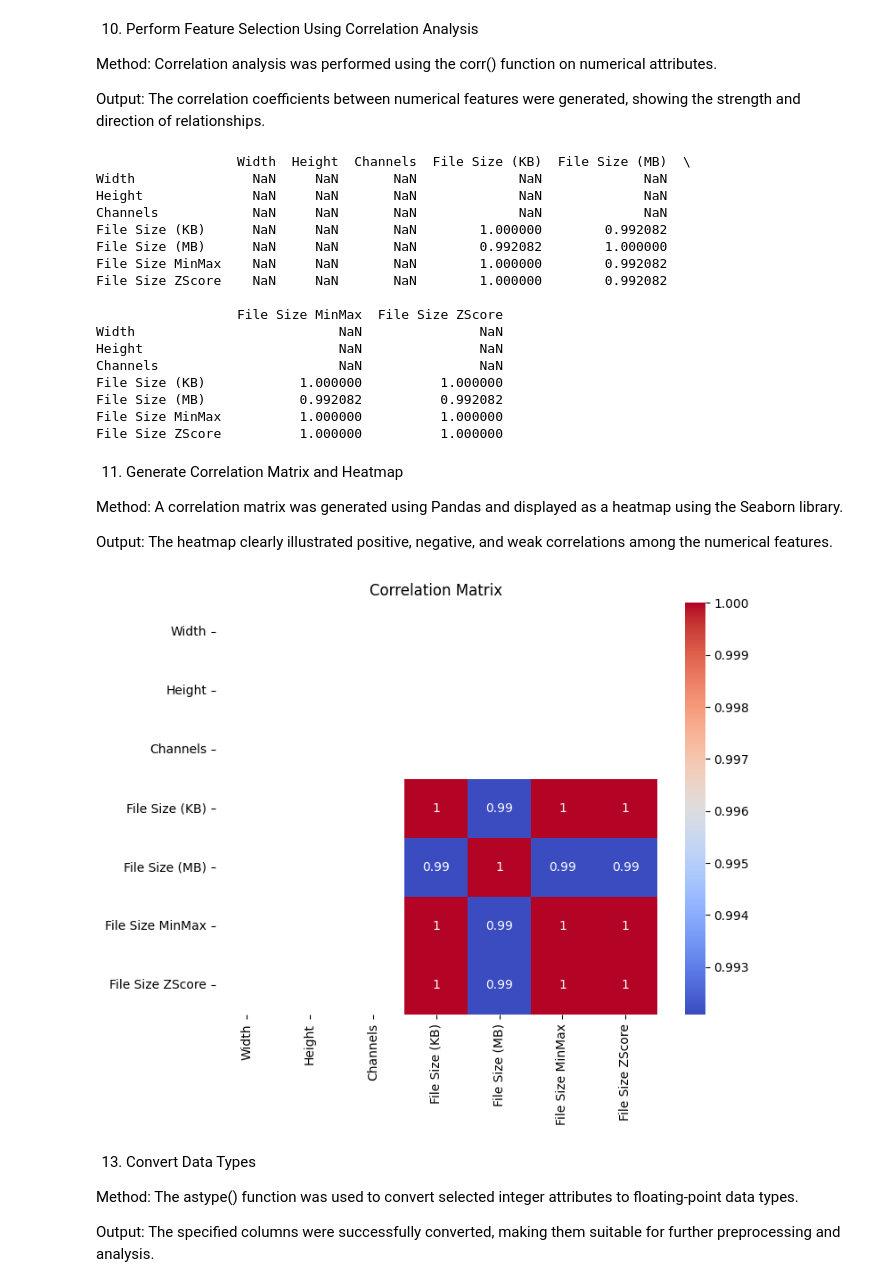
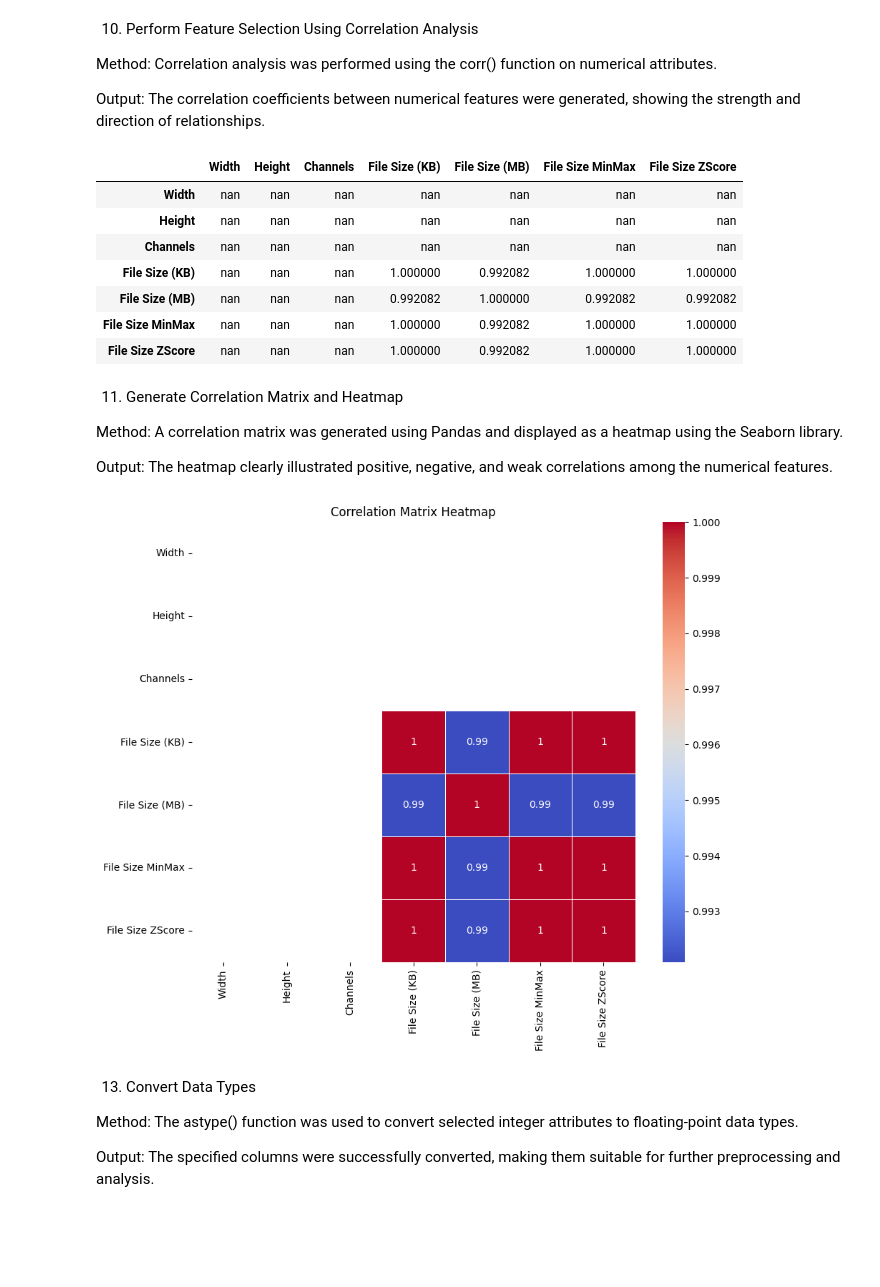
Before and after one commit to grehna29/AI-ML-Lab, a Jupyter notebook: AI_ML_LAB.ipynb, the cells around one changed output. Cells and saved outputs as stored; diff of their text form; code cells hidden in the pictures; blank space fills up the shorter version.

```diff
--- a/AI_ML_LAB.ipynb
+++ b/AI_ML_LAB.ipynb
@@ -240,7 +348,14 @@ New scaled features were created, making the numerical data suitable for machine
 #(a) Min-Max Normalization
 minmax = MinMaxScaler()
 
-df['File Size MinMax'] = minmax.fit_transform(df[['File Size (KB)']])
+df['File Size MinMax'] = minmax.fit_transform(
+    df[['File Size (KB)']]
+)
 
-print(df[['File Size (KB)', 'File Size MinMax']].head())
+print("Min-Max Normalization")
+
+display(
+    df[['File Size (KB)',
+        'File Size MinMax']].head(10)
+)
 # %% [output]
@@ -253,9 +374,16 @@ print(df[['File Size (KB)', 'File Size MinMax']].head())
 # %%
 #9. Apply Feature Scaling
-#Standardization (Z-Score Scaling)
+#(b)Standardization (Z-Score Scaling)
 standard = StandardScaler()
 
-df['File Size ZScore'] = standard.fit_transform(df[['File Size (KB)']])
+df['File Size ZScore'] = standard.fit_transform(
+    df[['File Size (KB)']]
+)
 
-print(df[['File Size (KB)', 'File Size ZScore']].head())
+print("Standardization (Z-Score Scaling)")
+
+display(
+    df[['File Size (KB)',
+        'File Size ZScore']].head(10)
+)
 # %% [output]
@@ -279,25 +413,18 @@ numeric_df = df.select_dtypes(include=np.number)
 
 correlation = numeric_df.corr()
 
-print(correlation)
+display(
+    correlation.style.background_gradient(cmap="coolwarm")
+)
 # %% [output]
-                  Width  Height  Channels  File Size (KB)  File Size (MB)  \
-Width               NaN     NaN       NaN             NaN             NaN
-Height              NaN     NaN       NaN             NaN             NaN
-Channels            NaN     NaN       NaN             NaN             NaN
-File Size (KB)      NaN     NaN       NaN        1.000000        0.992082
-File Size (MB)      NaN     NaN       NaN        0.992082        1.000000
-File Size MinMax    NaN     NaN       NaN        1.000000        0.992082
-File Size ZScore    NaN     NaN       NaN        1.000000        0.992082
-
-                  File Size MinMax  File Size ZScore
-Width                          NaN               NaN
-Height                         NaN               NaN
-Channels                       NaN               NaN
-File Size (KB)            1.000000          1.000000
-File Size (MB)            0.992082          0.992082
-File Size MinMax          1.000000          1.000000
-File Size ZScore          1.000000          1.000000
+|  | Width | Height | Channels | File Size (KB) | File Size (MB) | File Size MinMax | File Size ZScore |
+| Width | nan | nan | nan | nan | nan | nan | nan |
+| Height | nan | nan | nan | nan | nan | nan | nan |
+| Channels | nan | nan | nan | nan | nan | nan | nan |
+| File Size (KB) | nan | nan | nan | 1.000000 | 0.992082 | 1.000000 | 1.000000 |
+| File Size (MB) | nan | nan | nan | 0.992082 | 1.000000 | 0.992082 | 0.992082 |
+| File Size MinMax | nan | nan | nan | 1.000000 | 0.992082 | 1.000000 | 1.000000 |
+| File Size ZScore | nan | nan | nan | 1.000000 | 0.992082 | 1.000000 | 1.000000 |
 # %% [markdown]
 11. Generate Correlation Matrix and Heatmap
 
@@ -308,17 +435,20 @@ Output:
 The heatmap clearly illustrated positive, negative, and weak correlations among the numerical features.
 # %%
 #11. Generate Correlation Matrix and Heatmap
-plt.figure(figsize=(8,6))
+plt.figure(figsize=(10,8))
 
-sns.heatmap(correlation,
-            annot=True,
-            cmap='coolwarm')
+sns.heatmap(
+    correlation,
+    annot=True,
+    cmap="coolwarm",
+    linewidths=0.5
+)
 
-plt.title("Correlation Matrix")
+plt.title("Correlation Matrix Heatmap")
 
 plt.show()
 # %% [output]
-[figure, old version]
+[figure, new version]
 # %% [markdown]
 13. Convert Data Types
 
```
Also changed, not shown: parts of 20 cells of this notebook.
